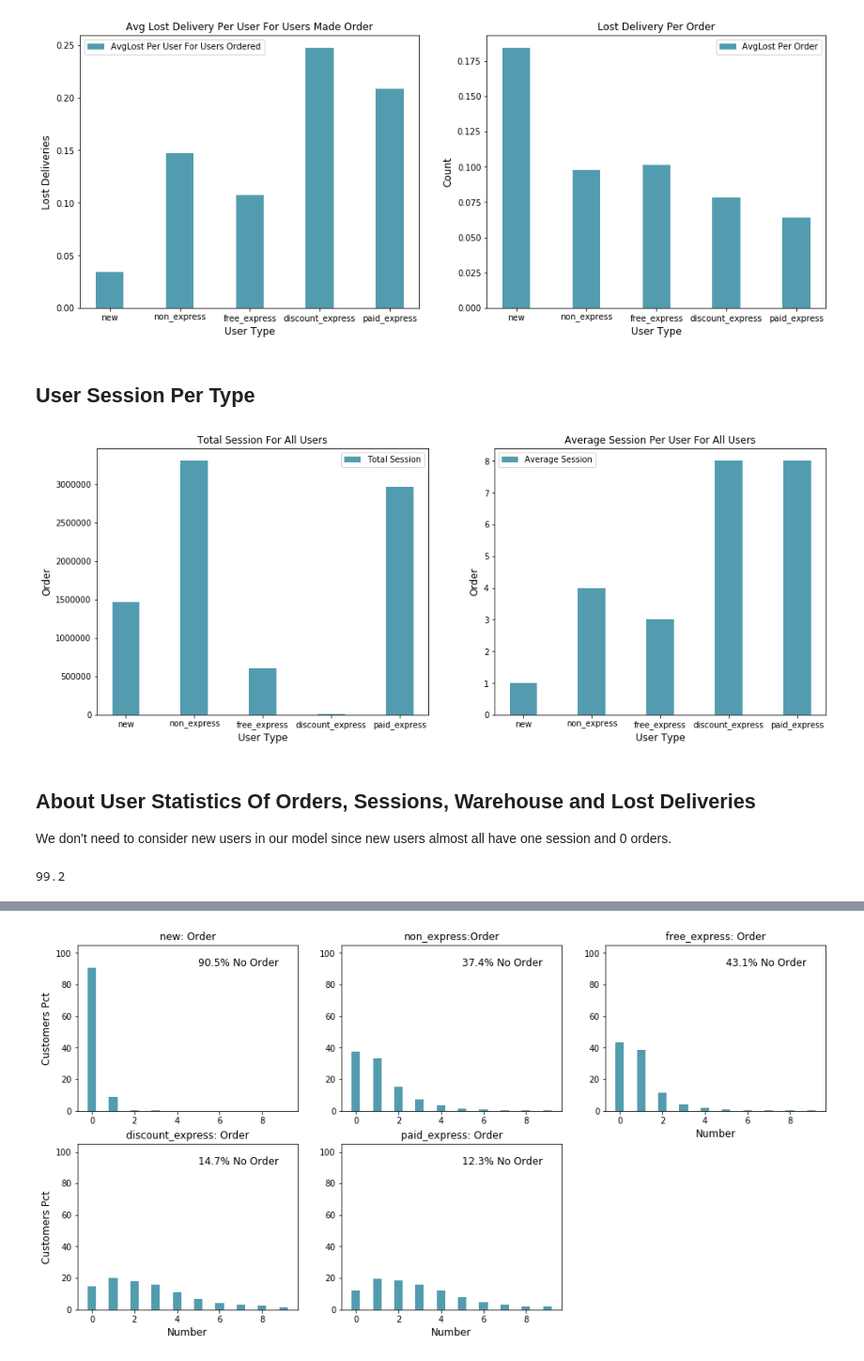
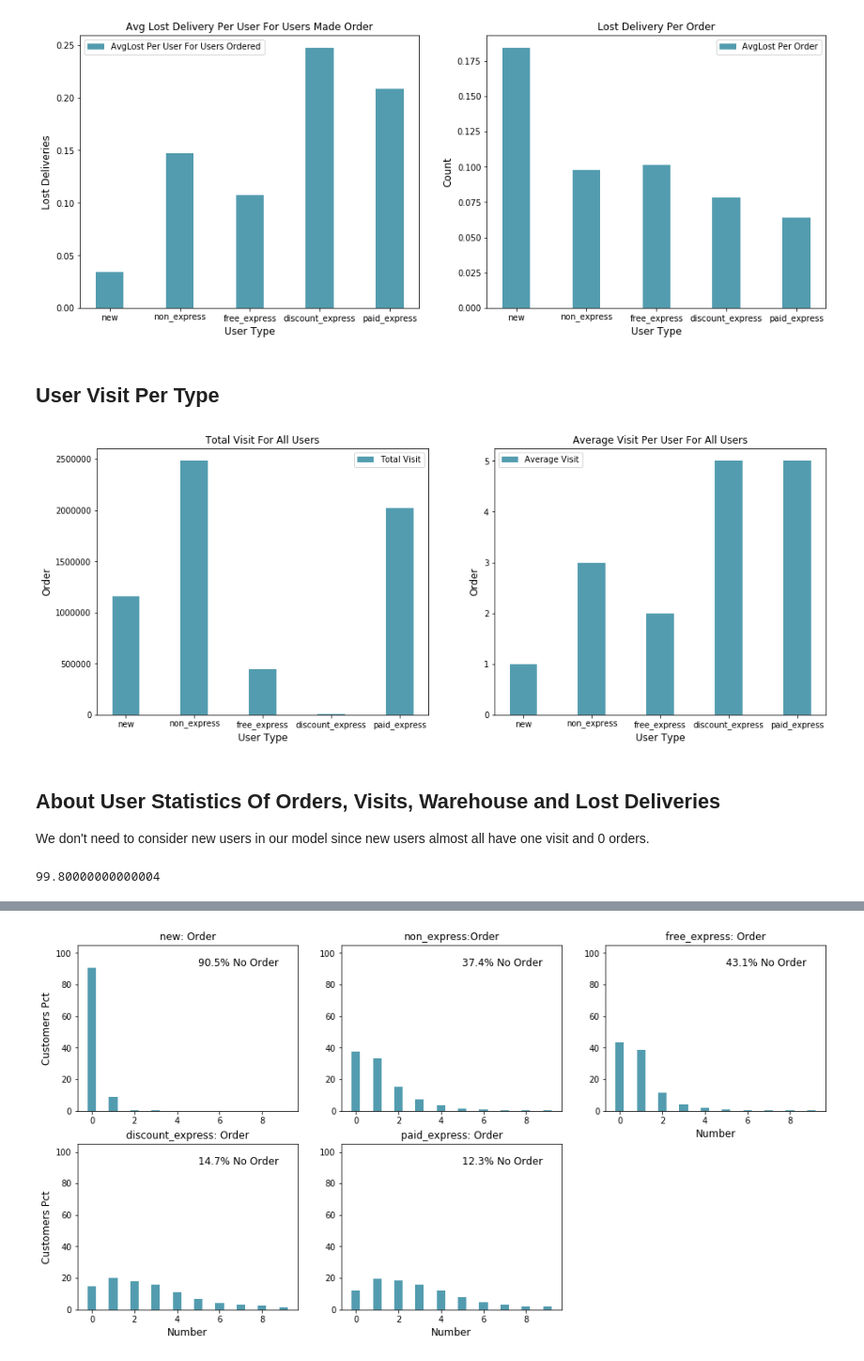
Before and after one commit to JustinNew/archive, a Jupyter notebook: projects/LostDemandImpact/Lost_Deliveries_Impact_V1.0.ipynb, the cells around one changed output, grey strips where cells are left out. Shown: that part at 94% size. Drawn from its saved outputs; the diff is of its cells as text; code cells hidden in the pictures.

```diff
--- a/projects/LostDemandImpact/Lost_Deliveries_Impact_V1.0.ipynb
+++ b/projects/LostDemandImpact/Lost_Deliveries_Impact_V1.0.ipynb
@@ -93,24 +115,13 @@ user_lost_deliveries = df_lds_orders[['user_id', 'lost_estimate']]\
     .groupby('user_id').sum().reset_index()
 
 # Get orders for this period.
-# Zero orders are not included.
-user_orders_per_day = df_lds_orders[['user_id', 'date', 'converted']]\
-    .groupby(['user_id', 'date']).sum().reset_index()
+user_orders = get_orders(df_lds_orders[['user_id', 'date', 'converted']])
 
-user_orders = user_orders_per_day[user_orders_per_day['converted'] != 0][['user_id', 'date']]\
-    .groupby(['user_id']).count().reset_index().rename(columns={'date': 'order'})
-
-# Get sessions for the period.
-# Get DataFrame of all unique sessions.
-user_unique_sessions = df_lds_orders[['user_id', 'date', 'hour', 'zone_id', 'warehouse_id']]\
-    .drop_duplicates().sort_values(by=['user_id', 'date', 'hour'])
-
-# Count number of sessions for each user during this period.
-user_sessions = user_unique_sessions.groupby(['user_id']).count().reset_index()\
-    .drop(columns=['date', 'zone_id', 'warehouse_id']).rename(columns={'hour':'session'})
+# Get visits for the period.
+user_visits = get_visits(df_lds_orders[['user_id', 'date']])
 
 # Warehouse_id is unique and universal.
-user_warehouse_daily_count = user_unique_sessions[['user_id', 'date', 'warehouse_id']]\
+user_warehouse_daily_count = df_lds_orders[['user_id', 'date', 'warehouse_id']]\
     .drop_duplicates().groupby(['user_id', 'date']).count().reset_index()
 
 user_warehouse_daily_average = user_warehouse_daily_count[['user_id', 'warehouse_id']]\
@@ -164,7 +175,7 @@ user_type_count = user_type_first_count\
 
 # Merge all the DataFrame after feature engineering.
 user_df = user_lost_deliveries.merge(user_orders, on=['user_id'], how='left')
-user_df = user_df.merge(user_sessions, on=['user_id'])
+user_df = user_df.merge(user_visits, on=['user_id'])
 user_df = user_df.merge(user_warehouse_daily_average, on=['user_id'], how='left')
 user_df = user_df.merge(user_avg_visit_feature, on='user_id', how='left')
 user_df = user_df.merge(user_type_last, on='user_id', how='left')\
@@ -379,53 +379,53 @@ plt.show()
 # %% [output]
 [figure]
 # %% [markdown]
-## User Session Per Type
+## User Visit Per Type
 # %%
-user_session_per_type = user_df[['user_type', 'session']].groupby(['user_type']).sum().reset_index()
-user_session_per_type['user_type'] = user_session_per_type['user_type'].map(lambda x: user_type_map_reverse[x])
+user_visit_per_type = user_df[['user_type', 'visit']].groupby(['user_type']).sum().reset_index()
+user_visit_per_type['user_type'] = user_visit_per_type['user_type'].map(lambda x: user_type_map_reverse[x])
 
 x = [1,2,3,4,5]
-y1 = user_session_per_type.session.tolist()
+y1 = user_visit_per_type.visit.tolist()
 ind_width = 0.4
 
 fig = plt.figure(figsize=(16, 6))
 ax = fig.add_subplot(121)
-ax.bar(x, y1, align='center', color='#539caf',label='Total Session', width=ind_width)
+ax.bar(x, y1, align='center', color='#539caf',label='Total Visit', width=ind_width)
 ax.set_xlabel('User Type',fontsize=12)
 ax.set_ylabel('Order',fontsize=12)
-ax.set_title('Total Session For All Users')
+ax.set_title('Total Visit For All Users')
 #ax.set_ylim([0, 2850000])
 ax.legend(loc = 'upper right',fontsize=10)
 ax.set_xticklabels(('', 'new','non_express','free_express','discount_express','paid_express'))
 
-y2 = [i/j for i, j in zip(user_session_per_type.session.tolist(), user_type_count.count_last.tolist())]
+y2 = [i/j for i, j in zip(user_visit_per_type.visit.tolist(), user_type_count.count_last.tolist())]
 ax2 = fig.add_subplot(122)
-ax2.bar(x, y2, align='center', color='#539caf',label='Average Session', width=ind_width)
+ax2.bar(x, y2, align='center', color='#539caf',label='Average Visit', width=ind_width)
 ax2.set_xlabel('User Type',fontsize=12)
 ax2.set_ylabel('Order',fontsize=12)
-ax2.set_title('Average Session Per User For All Users')
+ax2.set_title('Average Visit Per User For All Users')
 ax2.legend(loc = 'upper left',fontsize=10)
 ax2.set_xticklabels(('', 'new','non_express','free_express','discount_express','paid_express'))
-plt.savefig('20180903-20180930 User Sessions Per Type.png')
+plt.savefig('20180903-20180930 User Visits Per Type.png')
 plt.show()
 # %% [output]
-[figure, old version]
+[figure, new version]
 # %% [markdown]
-## About User Statistics Of Orders, Sessions, Warehouse and Lost Deliveries
+## About User Statistics Of Orders, Visits, Warehouse and Lost Deliveries
 
-We don't need to consider new users in our model since new users almost all have one session and 0 orders.
+We don't need to consider new users in our model since new users almost all have one visit and 0 orders.
 # %%
 # What threshold to use to get good histogram.
 
 k = 1
-label = 'session'
+label = 'visit'
 t_tot = float(len(user_df[user_df['user_type'] == k]))
 t2 = user_df[(user_df['user_type'] == k) & (user_df[label] <= 11)][label]
 count2, division2 = np.histogram(t2)
 count2 = [round(i / t_tot, 3) * 100 for i in count2]
 sum(count2)
 # %% [output]
-99.2
+99.80000000000004
 # %%
 user_stats = {}
 
```
Also changed, not shown: parts of 15 cells of this notebook.
